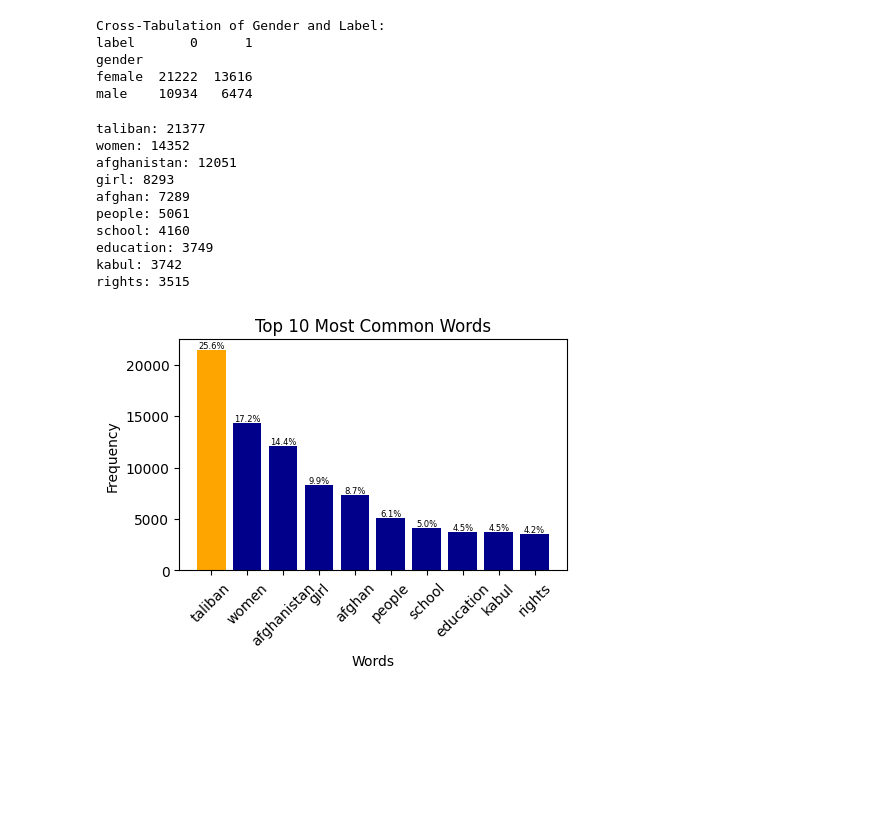
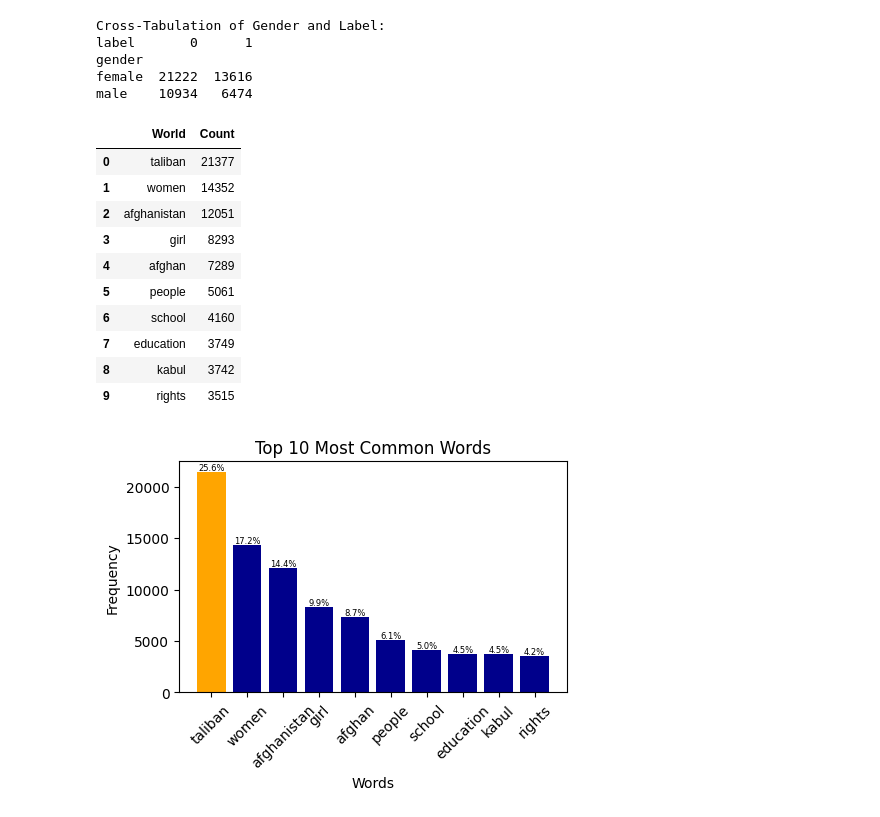
Before and after one commit to Saboor-Hamedi/Master-Thesis, a Jupyter notebook: Analyzing Data/src/men_women_activists.ipynb, the cells around one changed output. Drawn from its saved outputs; the diff is of its cells as text; code cells hidden in the pictures; blank space fills up the shorter version.

```diff
--- a/Analyzing Data/src/men_women_activists.ipynb
+++ b/Analyzing Data/src/men_women_activists.ipynb
@@ -615,30 +631,31 @@ male    10934   6474
 # %%
 from collections import Counter
 # Combine all the text into a single string
 all_text = ' '.join(df['text'].tolist())
 # Split the text into individual words
 all_words = all_text.split()
 # Count the occurrences of each word
 word_counts = Counter(all_words)
 # Retrieve the most common words
 most_common_words = word_counts.most_common(10)
 # Extract the words and their frequencies
 words = [word for word, count in most_common_words]
 frequencies = [count for word, count in most_common_words]
 # Print the most common words and their frequencies
-for word, count in most_common_words:
-    print(f'{word}: {count}')
+df = pd.DataFrame(most_common_words, columns=['World', 'Count'])
+df.head(10)
 # %% [output]
-taliban: 21377
-women: 14352
-afghanistan: 12051
-girl: 8293
-afghan: 7289
-people: 5061
-school: 4160
-education: 3749
-kabul: 3742
-rights: 3515
+|  | World | Count |
+| 0 | taliban | 21377 |
+| 1 | women | 14352 |
+| 2 | afghanistan | 12051 |
+| 3 | girl | 8293 |
+| 4 | afghan | 7289 |
+| 5 | people | 5061 |
+| 6 | school | 4160 |
+| 7 | education | 3749 |
+| 8 | kabul | 3742 |
+| 9 | rights | 3515 |
 # %%
 # Calculate the total frequency of all words
 total_frequency = sum(frequencies)
```
Also changed, not shown: parts of 3 cells of this notebook, 16 other files.
